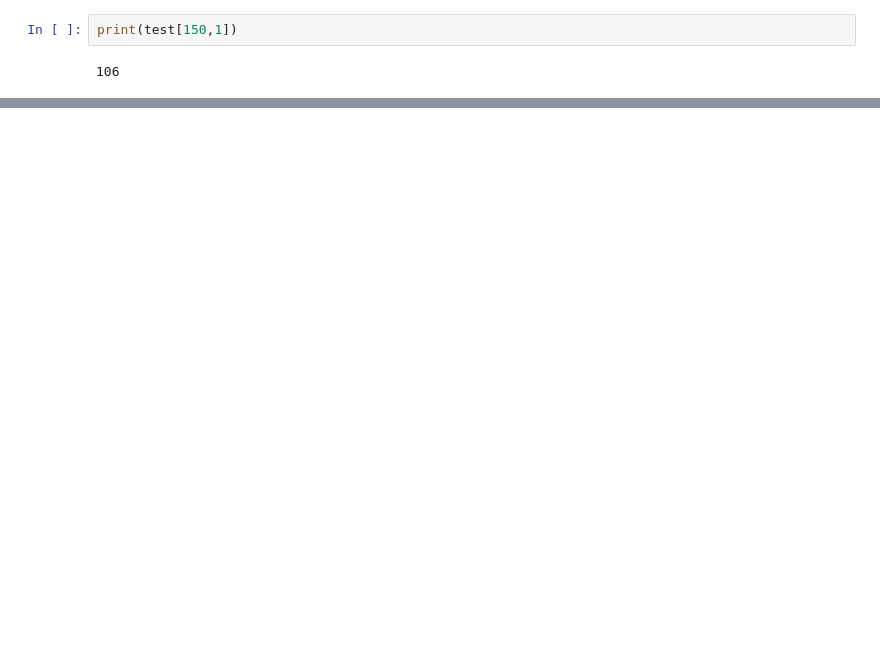
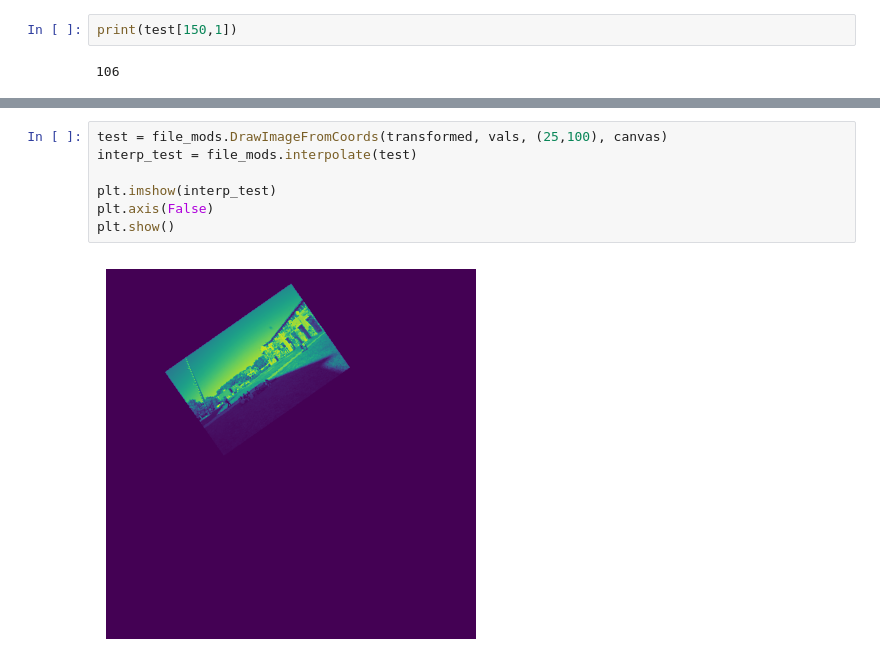
Before and after one commit to tpasfieldERAU/MA348-Image-Stitching, a Jupyter notebook: transforms.ipynb, the cells around one changed output, grey strips where cells are left out. Saved outputs shown, nothing was run; the diff lists cells and outputs as text; blank space fills up the shorter version.

```diff
--- a/transforms.ipynb
+++ b/transforms.ipynb
@@ -97,0 +105,9 @@ plt.show()
+# %%
+test = file_mods.DrawImageFromCoords(transformed, vals, (25,100), canvas)
+interp_test = file_mods.interpolate(test)
+
+plt.imshow(interp_test)
+plt.axis(False)
+plt.show()
+# %% [output]
+[figure, added]
```
Also changed, not shown: parts of 7 cells of this notebook, 1 other file.
